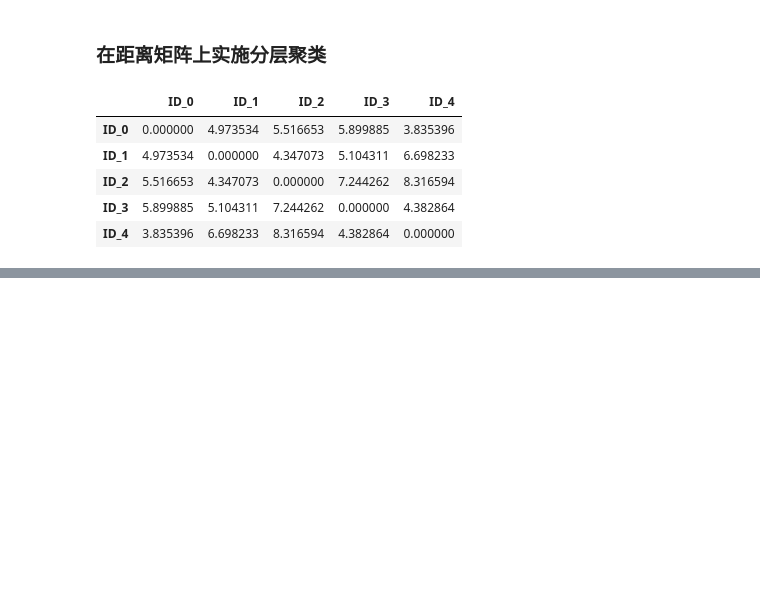
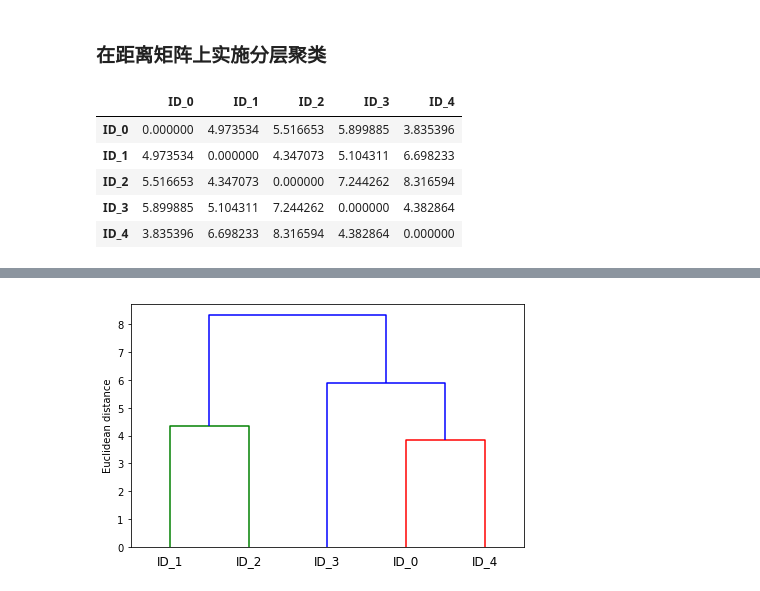
Before and after one commit to zhiwei-Feng/Python-Machine-Learning-Notebooks, a Jupyter notebook: Chapter11/Chapter11.ipynb, the cells around one changed output, grey strips where cells are left out. Saved outputs shown, nothing was run; the diff lists cells and outputs as text; code cells hidden in the pictures; blank space fills up the shorter version.

```diff
--- a/Chapter11/Chapter11.ipynb
+++ b/Chapter11/Chapter11.ipynb
@@ -179,0 +208,3 @@ row_dist
+# %%
+# correct approach
+row_clusters = linkage(df.values, method='complete', metric='euclidean')
@@ -179,0 +220,8 @@ row_dist
+# %%
+from scipy.cluster.hierarchy import dendrogram
+row_dendr = dendrogram(row_clusters, labels=labels)
+plt.tight_layout()
+plt.ylabel('Euclidean distance')
+plt.show()
+# %% [output]
+[figure, added]
```
Also changed, not shown: parts of 12 cells of this notebook.
